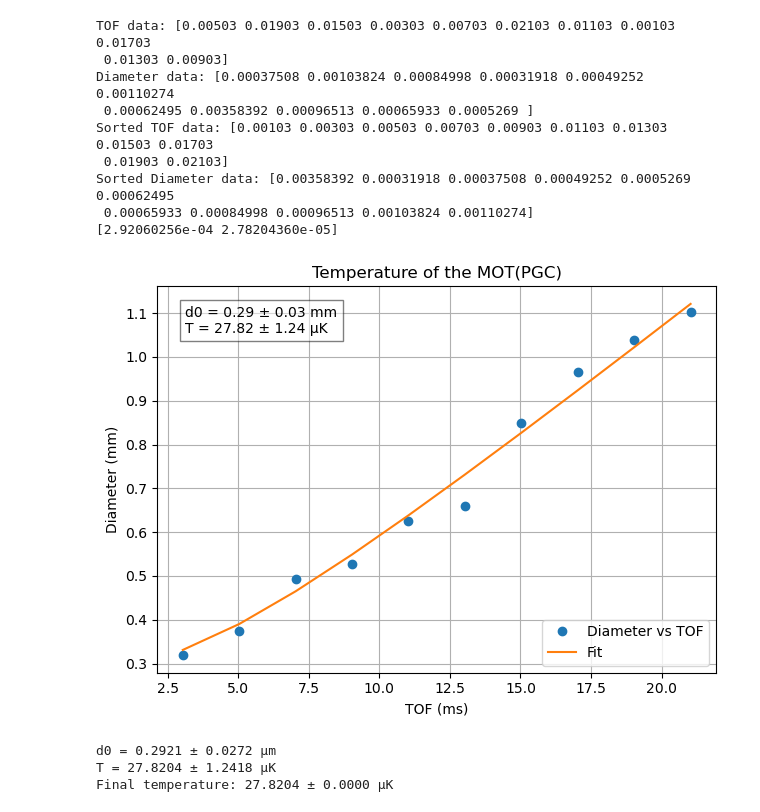
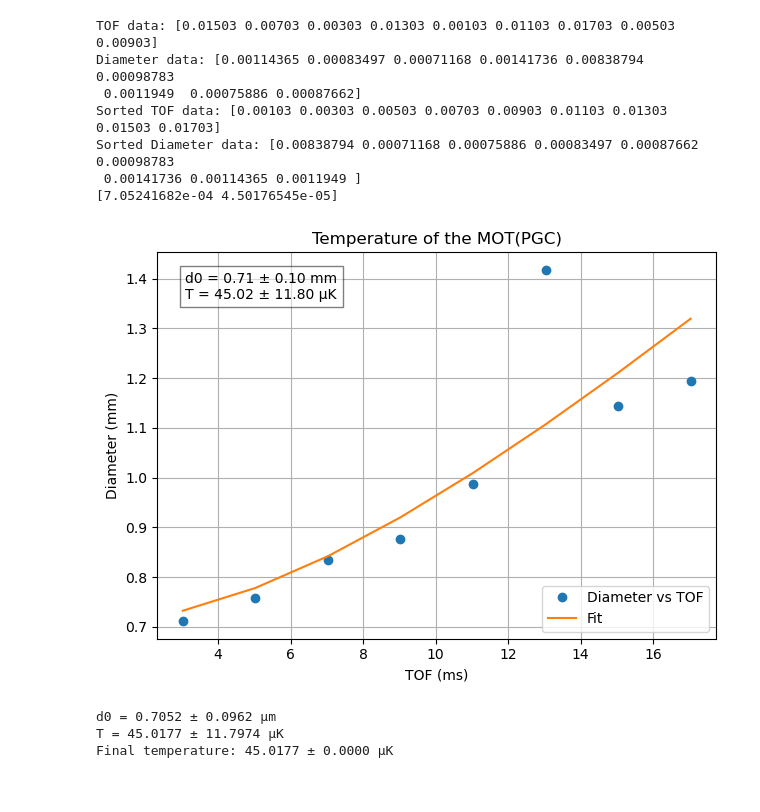
Before and after one commit to harrykendell/ARTIQ, a Jupyter notebook: analysis/plotting_data_post_analysis.ipynb, the cells around one changed output. Cells and saved outputs as stored; diff of their text form; code cells hidden in the pictures.

```diff
--- a/analysis/plotting_data_post_analysis.ipynb
+++ b/analysis/plotting_data_post_analysis.ipynb
@@ -20,7 +20,7 @@ from repository.imaging.processor import AbsImage  # noqa: E402
 
 
 folder_directory = (
-    "../results/2025-09-10/13/"  # Example directory path, adjust as needed
+    "../results/2025-09-10/20/"  # Example directory path, adjust as needed
 )
 file_names = os.listdir(folder_directory)
 
@@ -30,7 +30,7 @@ print(f"Files in directory: {file_names}")
 
 # Enter the name of the file you want to analyze, this file consisit of many runs of of particular scan parameter if you have multiple runs
 particular_directory = (
-    folder_directory + "000010451-AbsorptionImageExpFrag.h5"
+    folder_directory + "000010486-AbsorptionImageExpFrag.h5"
 )  # Example file path, adjust as needed
 
 
@@ -643,7 +642,7 @@ after adding exposure time [0.00503 0.01903 0.01503 0.00303 0.00703 0.02103 0.01
 import numpy as np
 
 t_data = scan_params # TOF data
-d_data = np.array(sx)  # Diameter data, using sy as an example
+d_data = np.array(sy)  # Diameter data, using sy as an example
 
 
 print("TOF data:", t_data)
@@ -708,46 +707,44 @@ fit_text = f"d0 = {d0_fit * 1e3:.2f} ± {d0_err * 1e3:.2f} mm\nT = {T_fit * 1e6:
 plt.gca().text(
     0.05,
     0.95,
     fit_text,
     transform=plt.gca().transAxes,
     fontsize=10,
     verticalalignment="top",
     bbox=dict(facecolor="white", alpha=0.5, edgecolor="black"),
 )
 plt.grid(True)
 plt.tight_layout()
 plt.show()
 
 # Print results
 print(f"d0 = {d0_fit * 1e3:.4f} ± {d0_err * 1e3:.4f} μm")
 print(f"T = {T_fit * 1e6:.4f} ± {T_err * 1e6:.4f} μK")
 
 
 # Known values
 s = 28.19  # Pixel size in µm/pixel
 delta_s = 10.59  # Uncertainty in pixel size
 
 # Calculate pixel-size-based uncertainty
 delta_T_pixel = T_fit * 2 * (delta_s / s)
 
 # Combine both uncertainties
 delta_T_total = np.sqrt(T_err**2 + delta_T_pixel**2)
 
 print(f"Final temperature: {T_fit * 1e6:.4f} ± {delta_T_total:.4f} µK")
 # %% [output]
-TOF data: [0.00503 0.01903 0.01503 0.00303 0.00703 0.02103 0.01103 0.00103 0.01703
- 0.01303 0.00903]
-Diameter data: [0.00037508 0.00103824 0.00084998 0.00031918 0.00049252 0.00110274
- 0.00062495 0.00358392 0.00096513 0.00065933 0.0005269 ]
-Sorted TOF data: [0.00103 0.00303 0.00503 0.00703 0.00903 0.01103 0.01303 0.01503 0.01703
- 0.01903 0.02103]
-Sorted Diameter data: [0.00358392 0.00031918 0.00037508 0.00049252 0.0005269  0.00062495
- 0.00065933 0.00084998 0.00096513 0.00103824 0.00110274]
-[2.92060256e-04 2.78204360e-05]
+TOF data: [0.01503 0.00703 0.00303 0.01303 0.00103 0.01103 0.01703 0.00503 0.00903]
+Diameter data: [0.00114365 0.00083497 0.00071168 0.00141736 0.00838794 0.00098783
+ 0.0011949  0.00075886 0.00087662]
+Sorted TOF data: [0.00103 0.00303 0.00503 0.00703 0.00903 0.01103 0.01303 0.01503 0.01703]
+Sorted Diameter data: [0.00838794 0.00071168 0.00075886 0.00083497 0.00087662 0.00098783
+ 0.00141736 0.00114365 0.0011949 ]
+[7.05241682e-04 4.50176545e-05]
-[figure, old version]
+[figure, new version]
-d0 = 0.2921 ± 0.0272 μm
-T = 27.8204 ± 1.2418 μK
-Final temperature: 27.8204 ± 0.0000 µK
+d0 = 0.7052 ± 0.0962 μm
+T = 45.0177 ± 11.7974 μK
+Final temperature: 45.0177 ± 0.0000 µK
 # %%
 # pixel calibration fit
 g = 9.81  # m/s^2, gravitational acceleration
```
Also changed, not shown: parts of 6 cells of this notebook, 18 other files.
